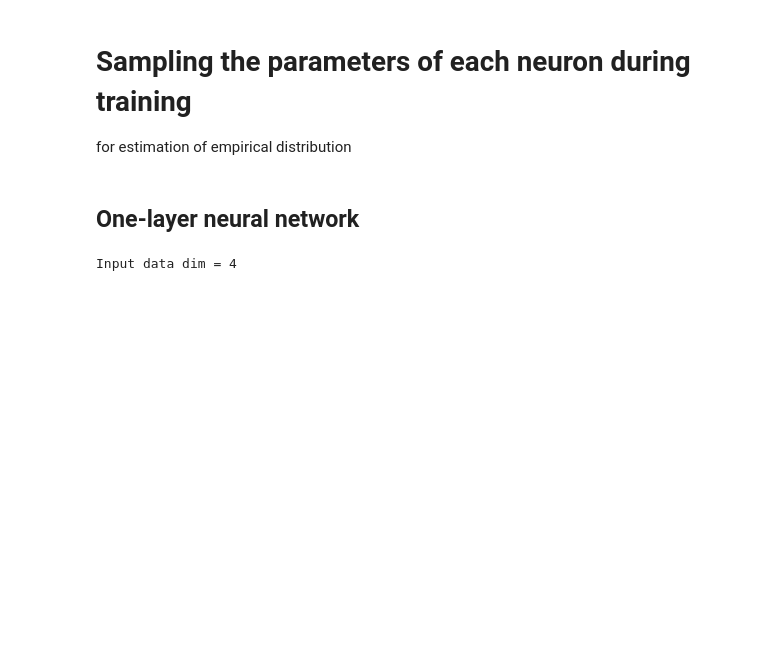
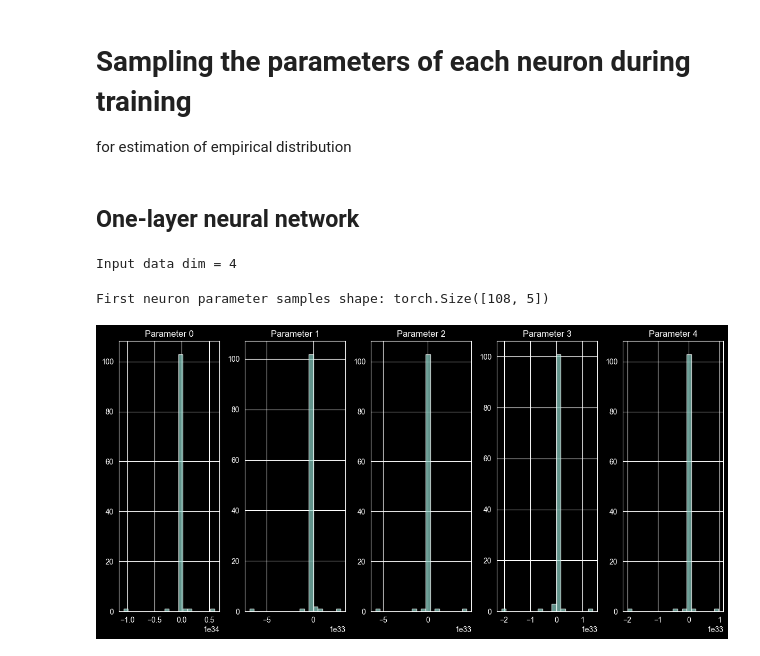
Before and after one commit to vadim-vic/Causal-Inference, a Jupyter notebook: code_posterior/posterior_sample_1nn.ipynb, the cells around one changed output. Cells and saved outputs as stored; diff of their text form; code cells hidden in the pictures; blank space fills up the shorter version.

```diff
--- a/code_posterior/posterior_sample_1nn.ipynb
+++ b/code_posterior/posterior_sample_1nn.ipynb
@@ -56,3 +56,19 @@ for epoch in range(epochs):
         for j in range(D_out):
             param_vector = torch.cat([W[j], b[j].unsqueeze(0)])
             neuron_params[j].append(param_vector.clone())
+# %%
+# Get the first neuron to estimate the empirical distribution of its parameters
+first_neuron_params = torch.stack(neuron_params[0], dim=0) # [num_minibatches, D_in + 1]
+print("First neuron parameter samples shape:", first_neuron_params.shape)
+# Plot histograms of the parameters of the first neuron
+import matplotlib.pyplot as plt
+plt.figure(figsize=(12, 6))
+for i in range(D_in + 1):
+    plt.subplot(1, D_in + 1, i + 1)
+    plt.hist(first_neuron_params[:, i].numpy(), bins=20, alpha=0.7)
+    plt.title(f'Parameter {i}')
+plt.tight_layout()
+plt.show()
+# %% [output]
+First neuron parameter samples shape: torch.Size([108, 5])
+[figure, added]
```
Also changed, not shown: parts of 7 cells of this notebook, 8 other files.
